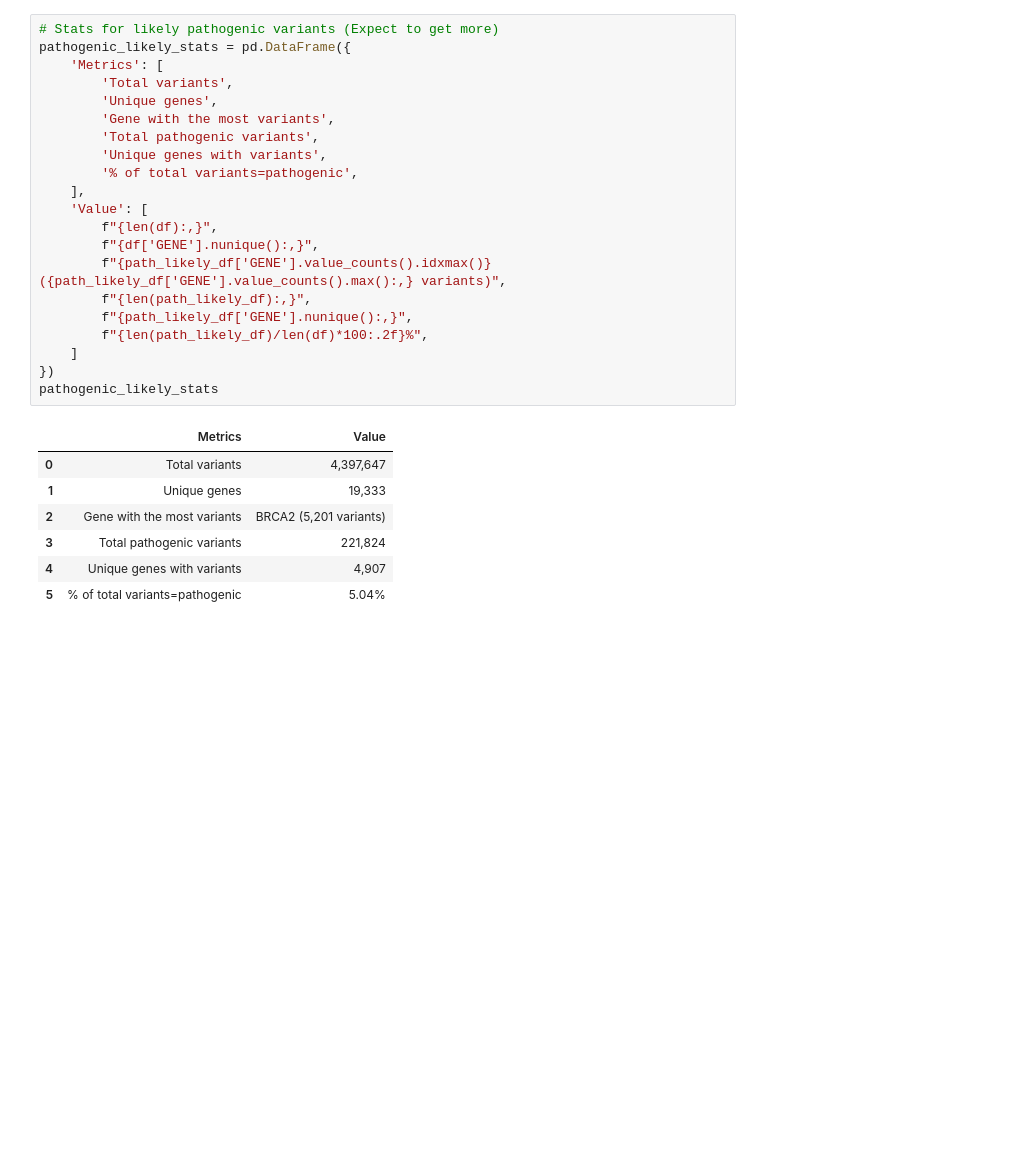
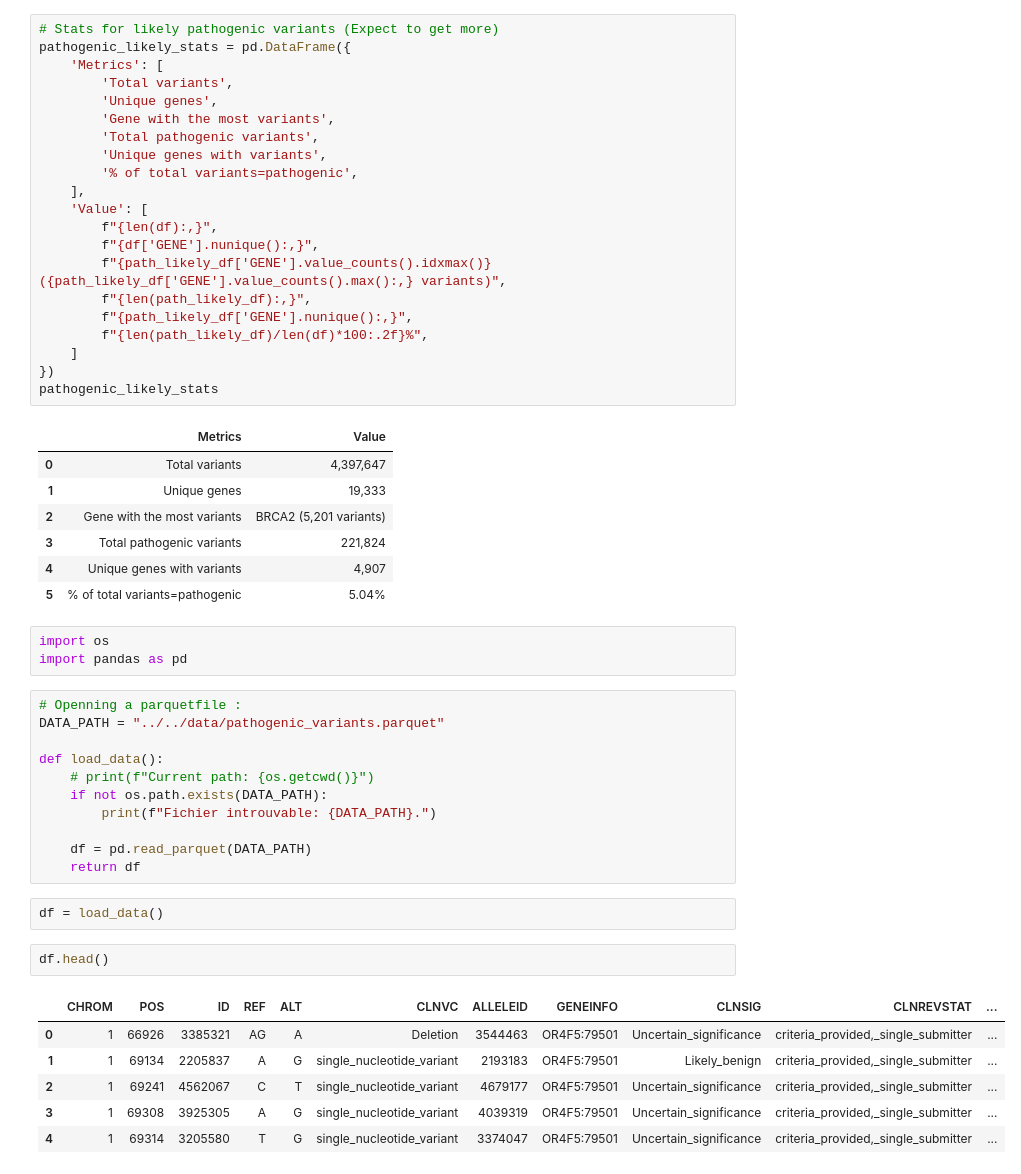
Before and after one commit to Rayane-Karkour/Variants-Genomiques, a Jupyter notebook: app/utils/Playground.ipynb, the cells around one changed output. Saved outputs shown, nothing was run; the diff lists cells and outputs as text; blank space fills up the shorter version.

```diff
--- a/app/utils/Playground.ipynb
+++ b/app/utils/Playground.ipynb
@@ -456,3 +456,28 @@ pathogenic_likely_stats
 | 3 | Total pathogenic variants | 221,824 |
 | 4 | Unique genes with variants | 4,907 |
 | 5 | % of total variants=pathogenic | 5.04% |
+# %%
+import os
+import pandas as pd
+# %%
+# Openning a parquetfile :
+DATA_PATH = "../../data/pathogenic_variants.parquet"
+
+def load_data():
+    # print(f"Current path: {os.getcwd()}")
+    if not os.path.exists(DATA_PATH):
+        print(f"Fichier introuvable: {DATA_PATH}.")
+
+    df = pd.read_parquet(DATA_PATH)
+    return df
+# %%
+df = load_data()
+# %%
+df.head()
+# %% [output]
+|  | CHROM | POS | ID | REF | ALT | CLNVC | ALLELEID | GENEINFO | CLNSIG | CLNREVSTAT | ... |
+| 0 | 1 | 66926 | 3385321 | AG | A | Deletion | 3544463 | OR4F5:79501 | Uncertain_significance | criteria_provided,_single_submitter | ... |
+| 1 | 1 | 69134 | 2205837 | A | G | single_nucleotide_variant | 2193183 | OR4F5:79501 | Likely_benign | criteria_provided,_single_submitter | ... |
+| 2 | 1 | 69241 | 4562067 | C | T | single_nucleotide_variant | 4679177 | OR4F5:79501 | Uncertain_significance | criteria_provided,_single_submitter | ... |
+| 3 | 1 | 69308 | 3925305 | A | G | single_nucleotide_variant | 4039319 | OR4F5:79501 | Uncertain_significance | criteria_provided,_single_submitter | ... |
+| 4 | 1 | 69314 | 3205580 | T | G | single_nucleotide_variant | 3374047 | OR4F5:79501 | Uncertain_significance | criteria_provided,_single_submitter | ... |
```
Also changed, not shown: 3 other files.
